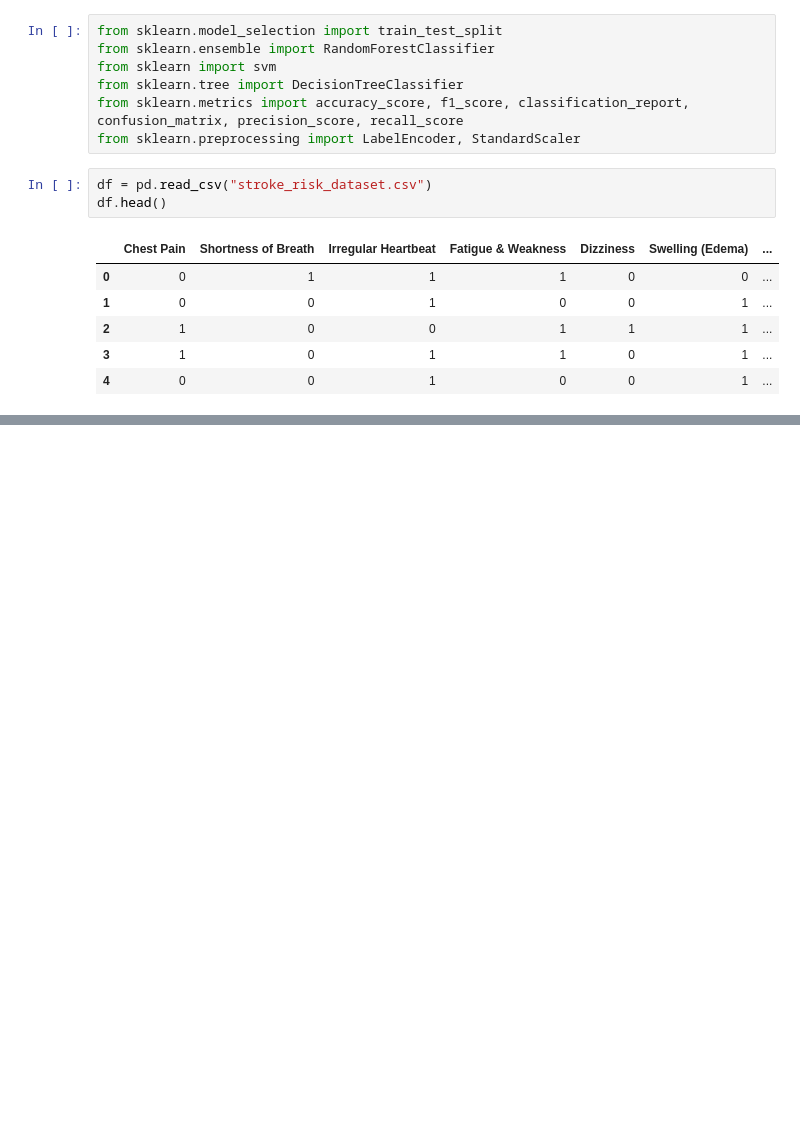
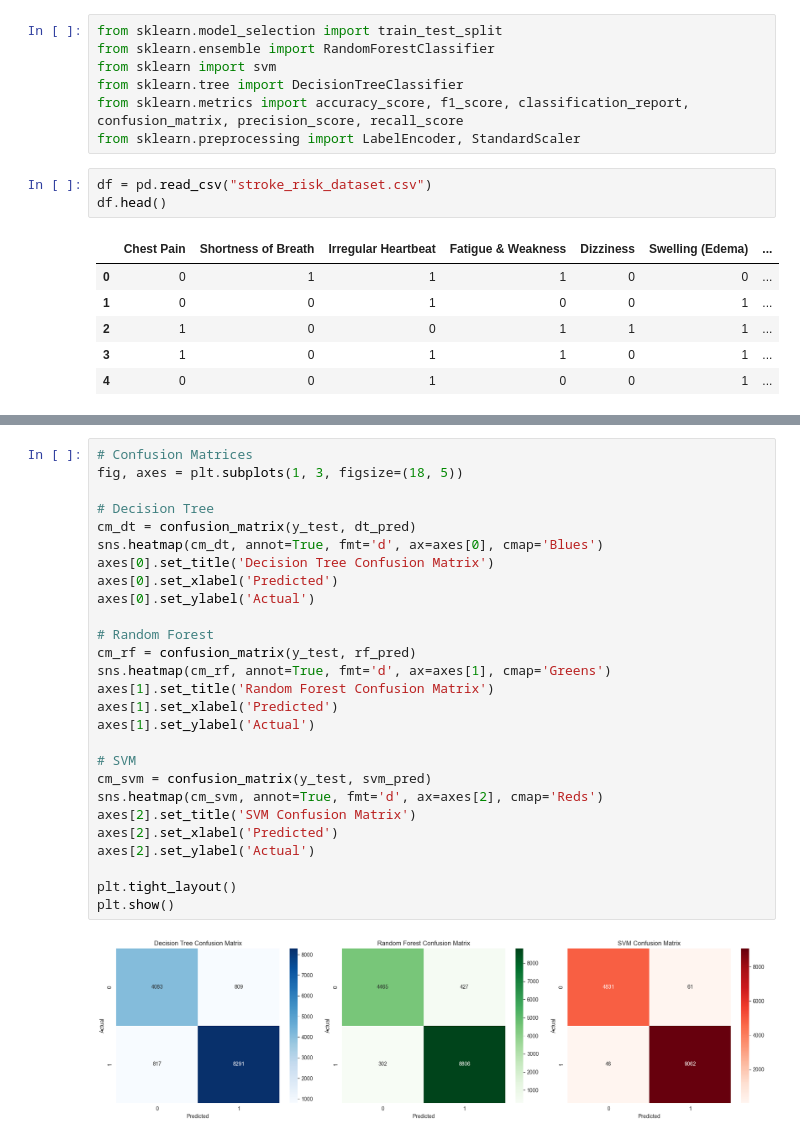
Before and after one commit to MohdIbrahimAli/Machine_learning_practice_projects, a Jupyter notebook: Balanced _stroke_prediction/stroke_prediction_balanced.ipynb, the cells around one changed output, grey strips where cells are left out. Saved outputs shown, nothing was run; the diff lists cells and outputs as text; blank space fills up the shorter version.

```diff
--- a/Balanced _stroke_prediction/stroke_prediction_balanced.ipynb
+++ b/Balanced _stroke_prediction/stroke_prediction_balanced.ipynb
@@ -51,0 +248,29 @@ memory usage: 9.6 MB
+# %%
+# Confusion Matrices
+fig, axes = plt.subplots(1, 3, figsize=(18, 5))
+
+# Decision Tree
+cm_dt = confusion_matrix(y_test, dt_pred)
+sns.heatmap(cm_dt, annot=True, fmt='d', ax=axes[0], cmap='Blues')
+axes[0].set_title('Decision Tree Confusion Matrix')
+axes[0].set_xlabel('Predicted')
+axes[0].set_ylabel('Actual')
+
+# Random Forest
+cm_rf = confusion_matrix(y_test, rf_pred)
+sns.heatmap(cm_rf, annot=True, fmt='d', ax=axes[1], cmap='Greens')
+axes[1].set_title('Random Forest Confusion Matrix')
+axes[1].set_xlabel('Predicted')
+axes[1].set_ylabel('Actual')
+
+# SVM
+cm_svm = confusion_matrix(y_test, svm_pred)
+sns.heatmap(cm_svm, annot=True, fmt='d', ax=axes[2], cmap='Reds')
+axes[2].set_title('SVM Confusion Matrix')
+axes[2].set_xlabel('Predicted')
+axes[2].set_ylabel('Actual')
+
+plt.tight_layout()
+plt.show()
+# %% [output]
+[figure, added]
```
Also changed, not shown: parts of 3 cells of this notebook.
